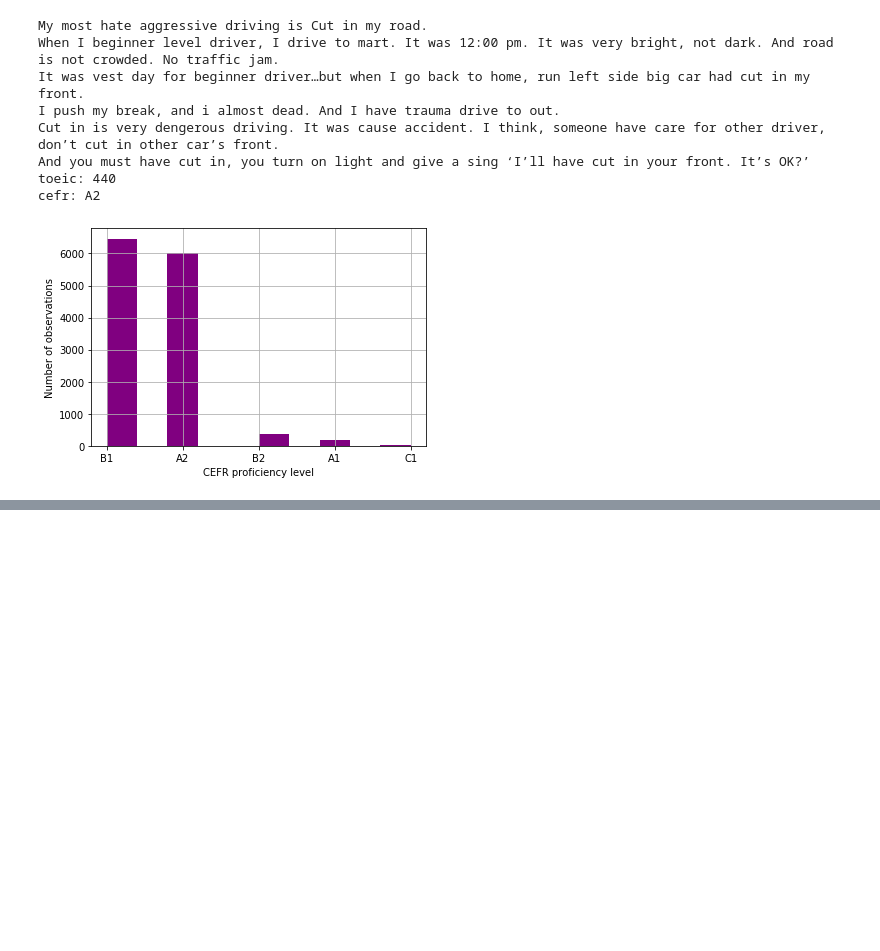
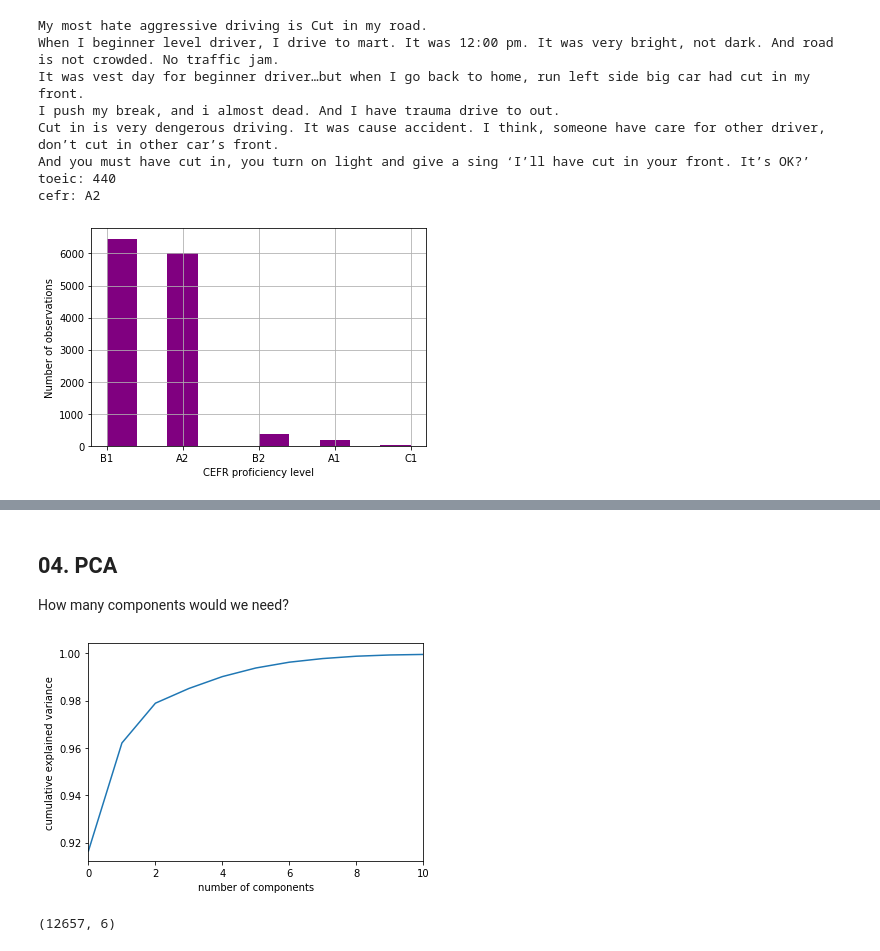
Before and after one commit to nastiaglushko/insight-data-project, a Jupyter notebook: notebooks/01_gachon_preprocessing.ipynb, the cells around one changed output, grey strips where cells are left out. Cells and saved outputs as stored; diff of their text form; code cells hidden in the pictures; blank space fills up the shorter version.

```diff
--- a/notebooks/01_gachon_preprocessing.ipynb
+++ b/notebooks/01_gachon_preprocessing.ipynb
@@ -173,0 +157,21 @@ sns.heatmap(corr, mask=np.zeros_like(corr, dtype=np.bool), cmap=sns.diverging_pa
+# %% [markdown]
+## 04. PCA
+
+How many components would we need?
+# %%
+X = df.drop(['text_id', 'L2_proficiency', 'mls'], axis = 1)
+# %%
+pca = PCA().fit(X)
+plt.plot(np.cumsum(pca.explained_variance_ratio_))
+plt.xlabel('number of components')
+plt.ylabel('cumulative explained variance')
+plt.xlim(0,10);
+# %% [output]
+[figure, added]
+# %%
+pca6 = PCA(n_components=6)
+pca6.fit(X)
+projected = pca6.fit_transform(X)
+projected.shape
+# %% [output]
+(12657, 6)
```
Also changed, not shown: parts of 13 cells of this notebook.
